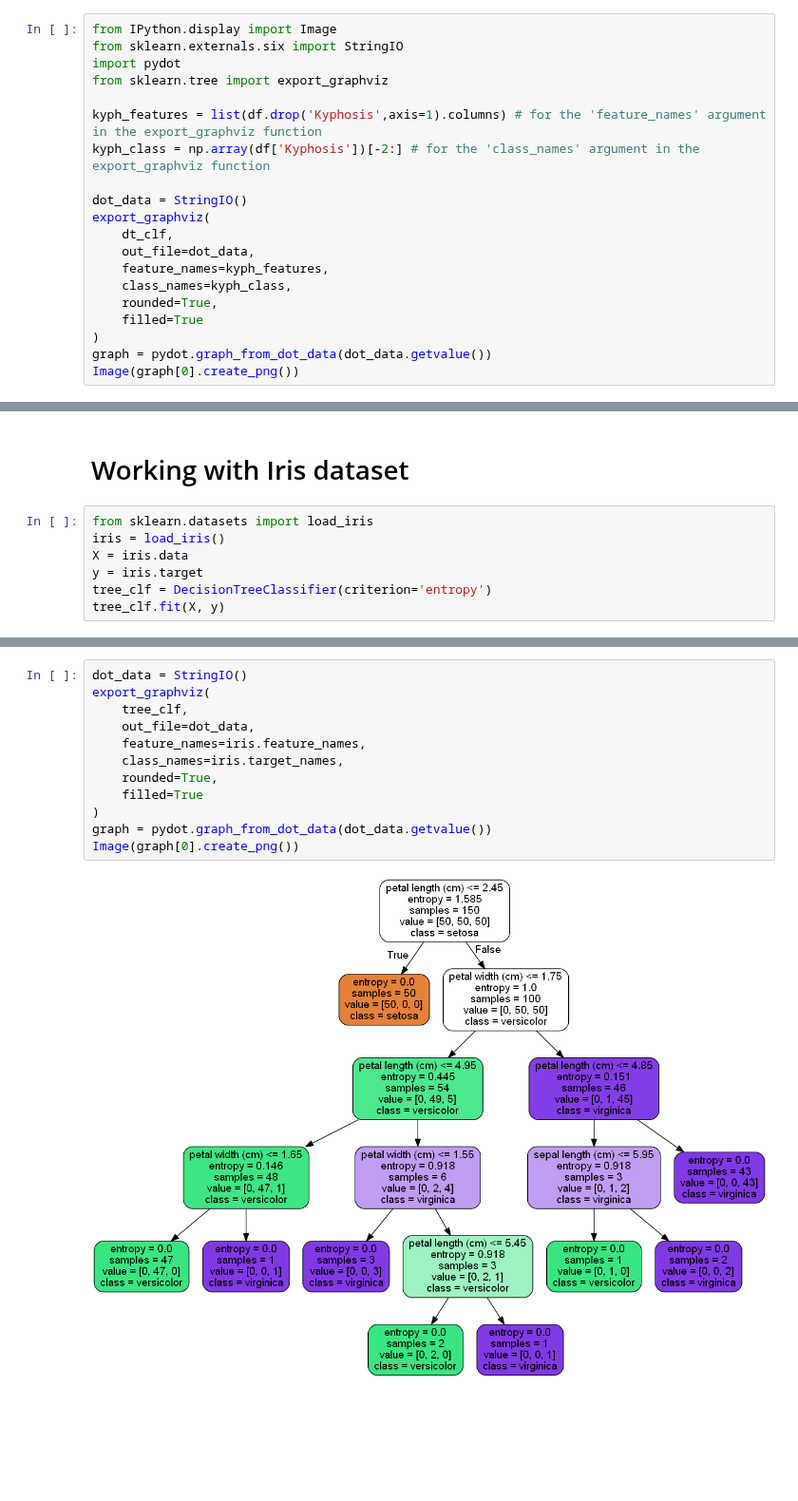
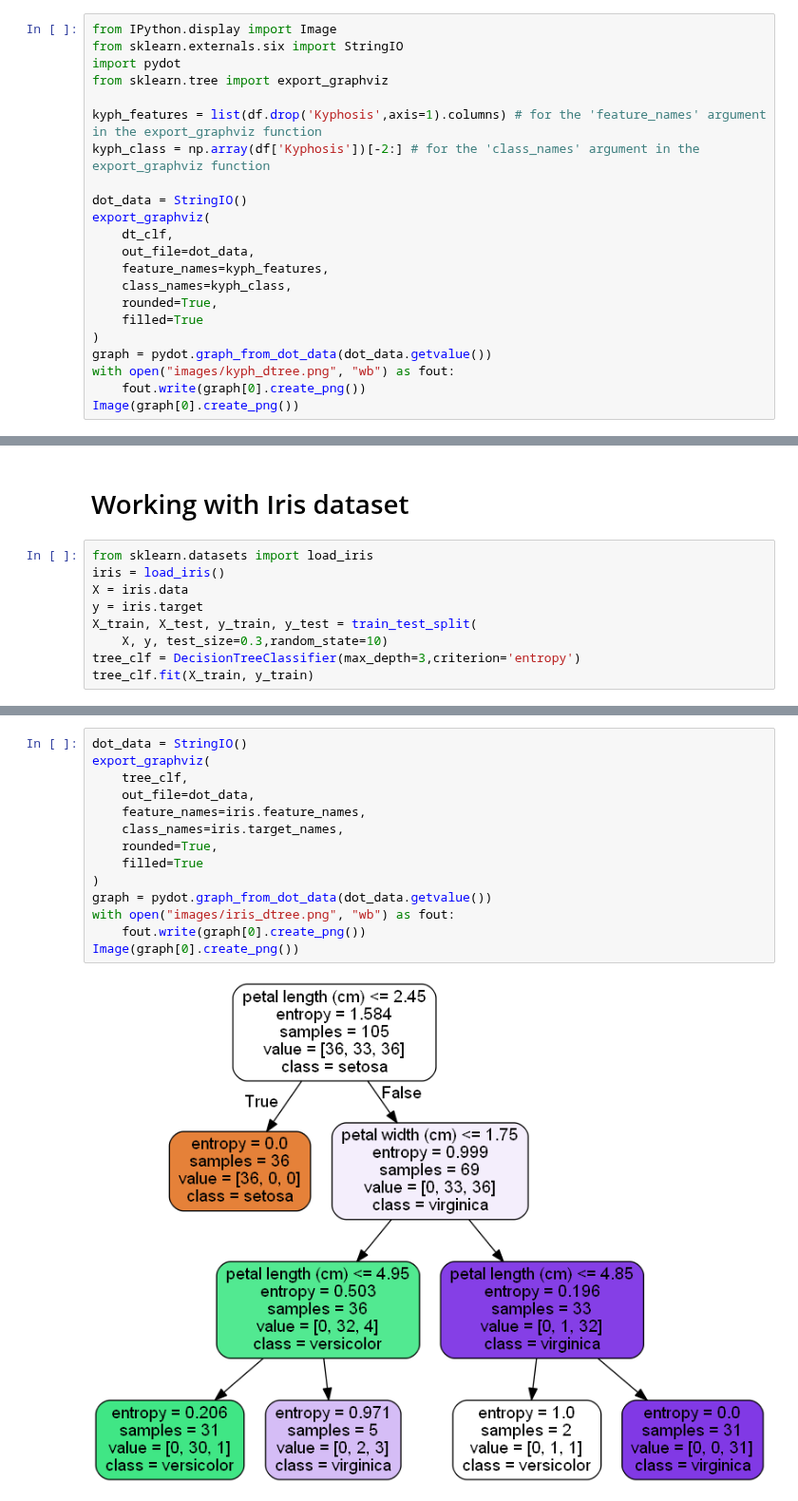
Before and after one commit to subhamsarangi/ML, a Jupyter notebook: 4. Decision Tree/1.1 Decision Tree.ipynb, the cells around one changed output, grey strips where cells are left out. Shown at 95% size. Saved outputs shown, nothing was run; the diff lists cells and outputs as text; blank space fills up the shorter version.

```diff
--- a/4. Decision Tree/1.1 Decision Tree.ipynb
+++ b/4. Decision Tree/1.1 Decision Tree.ipynb
@@ -139,5 +155,7 @@ export_graphviz(
     filled=True
 )
 graph = pydot.graph_from_dot_data(dot_data.getvalue())
+with open("images/kyph_dtree.png", "wb") as fout:
+    fout.write(graph[0].create_png())
 Image(graph[0].create_png())
 # %% [output]
@@ -153,6 +186,8 @@ from sklearn.datasets import load_iris
 iris = load_iris()
 X = iris.data
 y = iris.target
-tree_clf = DecisionTreeClassifier(criterion='entropy')
-tree_clf.fit(X, y)
+X_train, X_test, y_train, y_test = train_test_split(
+    X, y, test_size=0.3,random_state=10)
+tree_clf = DecisionTreeClassifier(max_depth=3,criterion='entropy')
+tree_clf.fit(X_train, y_train)
 # %% [output]
@@ -165,14 +200,16 @@ DecisionTreeClassifier(class_weight=None, criterion='entropy', max_depth=None,
 # %%
 dot_data = StringIO()
 export_graphviz(
     tree_clf,
     out_file=dot_data,
     feature_names=iris.feature_names,
     class_names=iris.target_names,
     rounded=True,
     filled=True
 )
 graph = pydot.graph_from_dot_data(dot_data.getvalue())
+with open("images/iris_dtree.png", "wb") as fout:
+    fout.write(graph[0].create_png())
 Image(graph[0].create_png())
 # %% [output]
-[figure, old version]
+[figure, new version]
```
Also changed, not shown: parts of 14 cells of this notebook, 7 other files.
